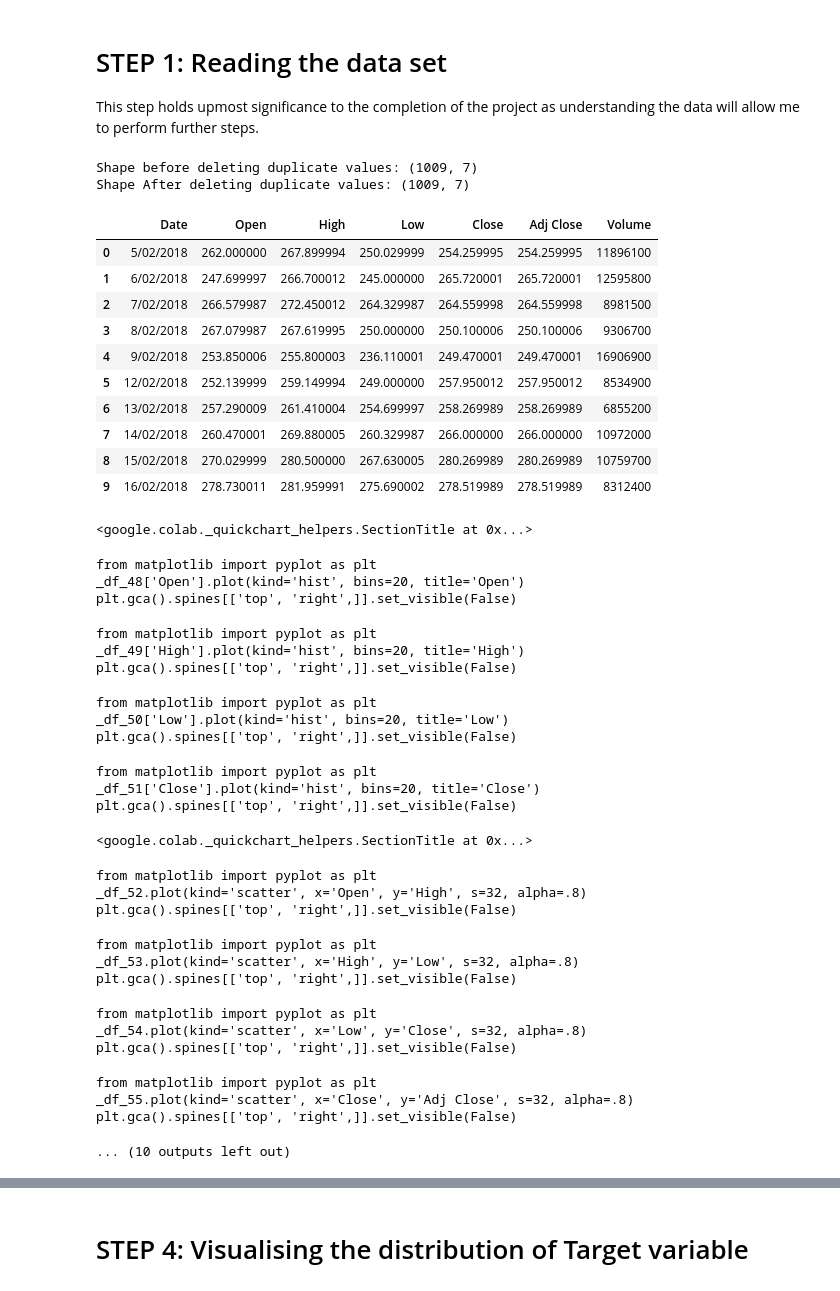
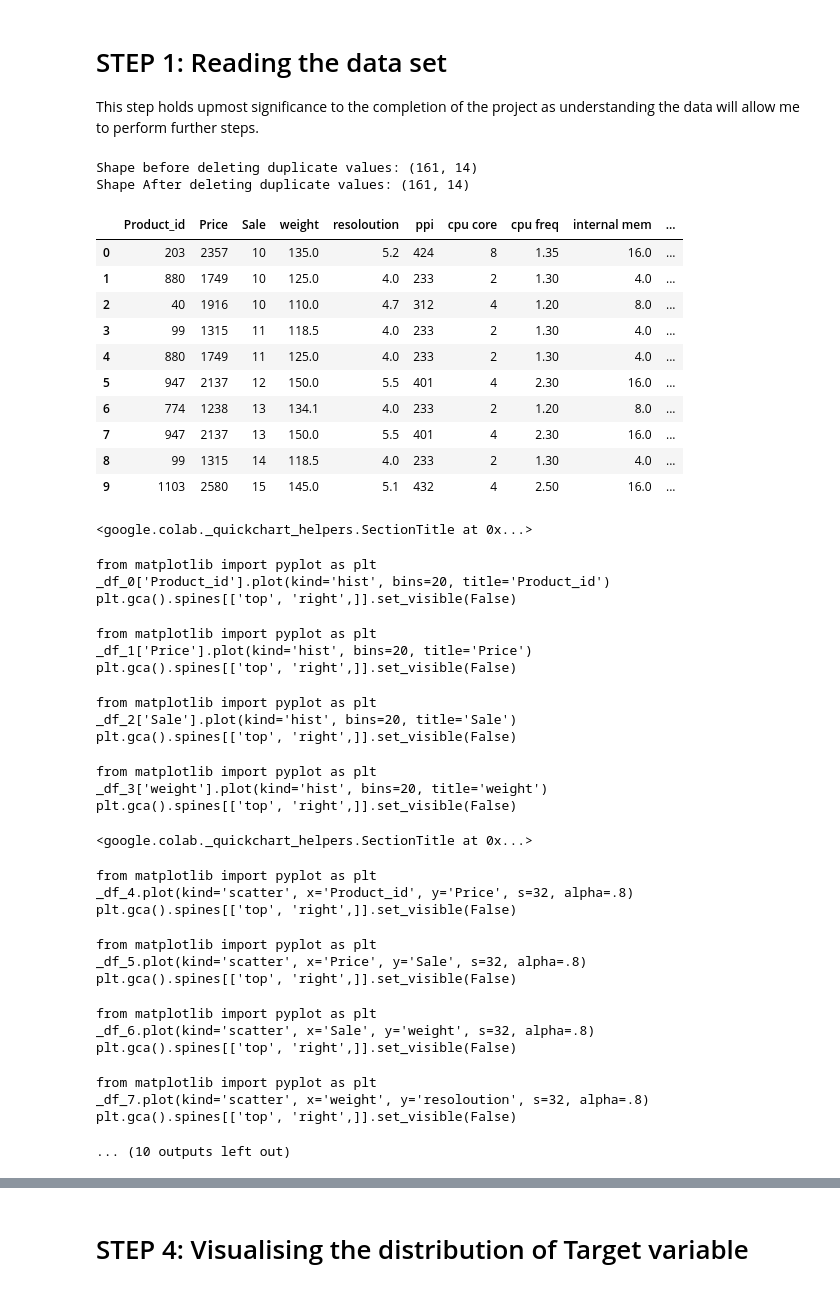
Before and after one commit to Suba-XIV/ST1Capstone, a Jupyter notebook: ST1_CapstoneProject.ipynb, the cells around one changed output, grey strips where cells are left out. Cells and saved outputs as stored; diff of their text form; code cells hidden in the pictures.

```diff
--- a/ST1_CapstoneProject.ipynb
+++ b/ST1_CapstoneProject.ipynb
@@ -31,55 +31,55 @@ warnings.filterwarnings('ignore')
 # %%
 # Reading the dataset
 import pandas as pd
 import numpy as np
-NetflixData=pd.read_csv('/content/drive/MyDrive/Capstone_Project_ST1/Netflix.csv', encoding='latin')
-print('Shape before deleting duplicate values:', NetflixData.shape)
+CellphoneData=pd.read_csv('/content/drive/MyDrive/Capstone_Project_ST1/Cellphone.csv', encoding='latin')
+print('Shape before deleting duplicate values:', CellphoneData.shape)
 
 # Removing duplicate rows if any
-NetflixData=NetflixData.drop_duplicates()
-print('Shape After deleting duplicate values:', NetflixData.shape)
+CellphoneData=CellphoneData.drop_duplicates()
+print('Shape After deleting duplicate values:', CellphoneData.shape)
 
 # Printing sample data
 # Start observing the Quantitative/Categorical/Qualitative variables
-NetflixData.head(10)
+CellphoneData.head(10)
 # %% [output]
-Shape before deleting duplicate values: (1009, 7)
-Shape After deleting duplicate values: (1009, 7)
+Shape before deleting duplicate values: (161, 14)
+Shape After deleting duplicate values: (161, 14)
-|  | Date | Open | High | Low | Close | Adj Close | Volume |
-| 0 | 5/02/2018 | 262.000000 | 267.899994 | 250.029999 | 254.259995 | 254.259995 | 11896100 |
-| 1 | 6/02/2018 | 247.699997 | 266.700012 | 245.000000 | 265.720001 | 265.720001 | 12595800 |
-| 2 | 7/02/2018 | 266.579987 | 272.450012 | 264.329987 | 264.559998 | 264.559998 | 8981500 |
-| 3 | 8/02/2018 | 267.079987 | 267.619995 | 250.000000 | 250.100006 | 250.100006 | 9306700 |
-| 4 | 9/02/2018 | 253.850006 | 255.800003 | 236.110001 | 249.470001 | 249.470001 | 16906900 |
-| 5 | 12/02/2018 | 252.139999 | 259.149994 | 249.000000 | 257.950012 | 257.950012 | 8534900 |
-| 6 | 13/02/2018 | 257.290009 | 261.410004 | 254.699997 | 258.269989 | 258.269989 | 6855200 |
-| 7 | 14/02/2018 | 260.470001 | 269.880005 | 260.329987 | 266.000000 | 266.000000 | 10972000 |
-| 8 | 15/02/2018 | 270.029999 | 280.500000 | 267.630005 | 280.269989 | 280.269989 | 10759700 |
-| 9 | 16/02/2018 | 278.730011 | 281.959991 | 275.690002 | 278.519989 | 278.519989 | 8312400 |
+|  | Product_id | Price | Sale | weight | resoloution | ppi | cpu core | cpu freq | internal mem | ... |
+| 0 | 203 | 2357 | 10 | 135.0 | 5.2 | 424 | 8 | 1.35 | 16.0 | ... |
+| 1 | 880 | 1749 | 10 | 125.0 | 4.0 | 233 | 2 | 1.30 | 4.0 | ... |
+| 2 | 40 | 1916 | 10 | 110.0 | 4.7 | 312 | 4 | 1.20 | 8.0 | ... |
+| 3 | 99 | 1315 | 11 | 118.5 | 4.0 | 233 | 2 | 1.30 | 4.0 | ... |
+| 4 | 880 | 1749 | 11 | 125.0 | 4.0 | 233 | 2 | 1.30 | 4.0 | ... |
+| 5 | 947 | 2137 | 12 | 150.0 | 5.5 | 401 | 4 | 2.30 | 16.0 | ... |
+| 6 | 774 | 1238 | 13 | 134.1 | 4.0 | 233 | 2 | 1.20 | 8.0 | ... |
+| 7 | 947 | 2137 | 13 | 150.0 | 5.5 | 401 | 4 | 2.30 | 16.0 | ... |
+| 8 | 99 | 1315 | 14 | 118.5 | 4.0 | 233 | 2 | 1.30 | 4.0 | ... |
+| 9 | 1103 | 2580 | 15 | 145.0 | 5.1 | 432 | 4 | 2.50 | 16.0 | ... |
 <google.colab._quickchart_helpers.SectionTitle at 0x...>
 from matplotlib import pyplot as plt
-_df_48['Open'].plot(kind='hist', bins=20, title='Open')
+_df_0['Product_id'].plot(kind='hist', bins=20, title='Product_id')
 plt.gca().spines[['top', 'right',]].set_visible(False)
 from matplotlib import pyplot as plt
-_df_49['High'].plot(kind='hist', bins=20, title='High')
+_df_1['Price'].plot(kind='hist', bins=20, title='Price')
 plt.gca().spines[['top', 'right',]].set_visible(False)
 from matplotlib import pyplot as plt
-_df_50['Low'].plot(kind='hist', bins=20, title='Low')
+_df_2['Sale'].plot(kind='hist', bins=20, title='Sale')
 plt.gca().spines[['top', 'right',]].set_visible(False)
 from matplotlib import pyplot as plt
-_df_51['Close'].plot(kind='hist', bins=20, title='Close')
+_df_3['weight'].plot(kind='hist', bins=20, title='weight')
 plt.gca().spines[['top', 'right',]].set_visible(False)
 <google.colab._quickchart_helpers.SectionTitle at 0x...>
 from matplotlib import pyplot as plt
-_df_52.plot(kind='scatter', x='Open', y='High', s=32, alpha=.8)
+_df_4.plot(kind='scatter', x='Product_id', y='Price', s=32, alpha=.8)
 plt.gca().spines[['top', 'right',]].set_visible(False)
 from matplotlib import pyplot as plt
-_df_53.plot(kind='scatter', x='High', y='Low', s=32, alpha=.8)
+_df_5.plot(kind='scatter', x='Price', y='Sale', s=32, alpha=.8)
 plt.gca().spines[['top', 'right',]].set_visible(False)
 from matplotlib import pyplot as plt
-_df_54.plot(kind='scatter', x='Low', y='Close', s=32, alpha=.8)
+_df_6.plot(kind='scatter', x='Sale', y='weight', s=32, alpha=.8)
 plt.gca().spines[['top', 'right',]].set_visible(False)
 from matplotlib import pyplot as plt
-_df_55.plot(kind='scatter', x='Close', y='Adj Close', s=32, alpha=.8)
+_df_7.plot(kind='scatter', x='weight', y='resoloution', s=32, alpha=.8)
 plt.gca().spines[['top', 'right',]].set_visible(False)
 ... (10 outputs left out)
```
Also changed, not shown: parts of 9 cells of this notebook.
